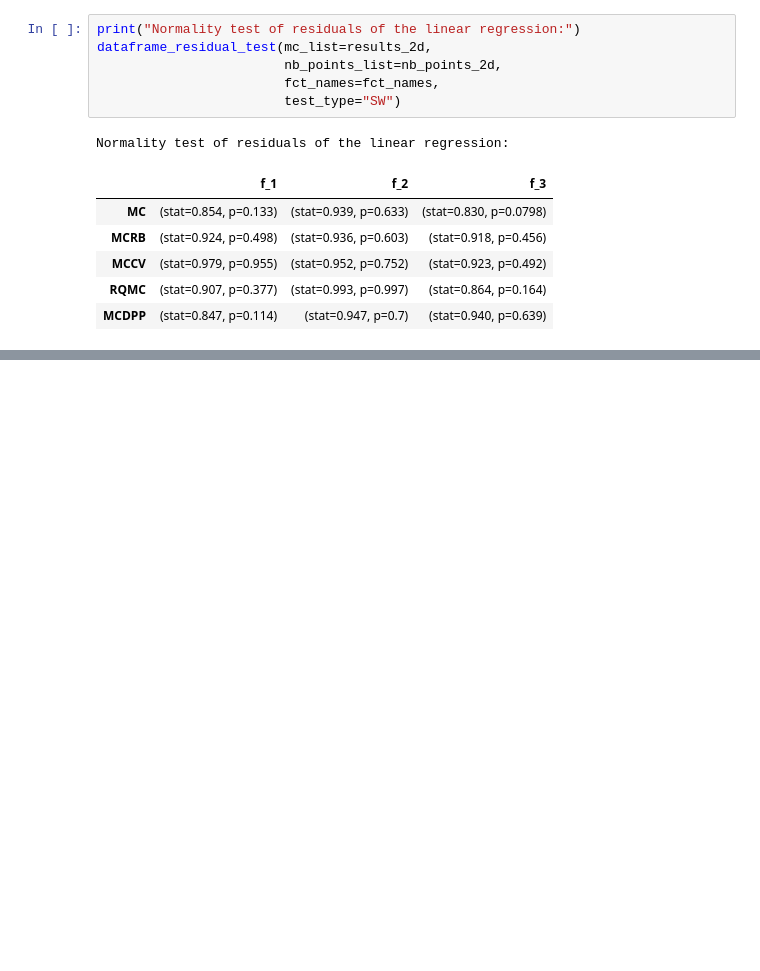
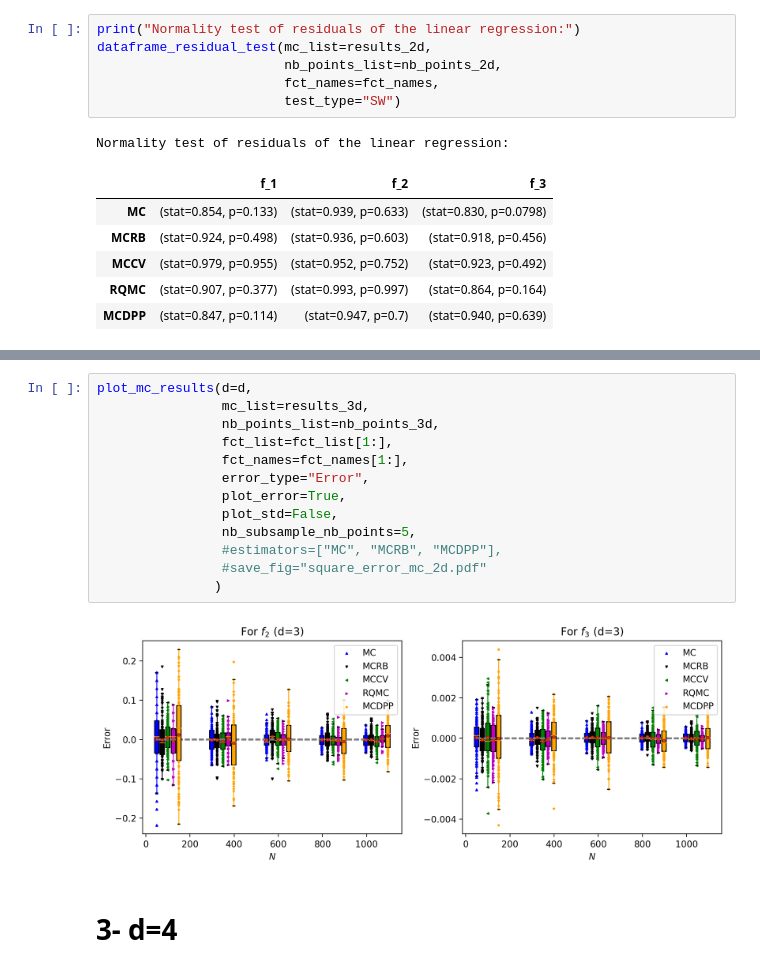
Before and after one commit to dhawat/MCRPPy, a Jupyter notebook: notebooks/tutorial_monte_carlo_methods.ipynb, the cells around one changed output, grey strips where cells are left out. Cells and saved outputs as stored; diff of their text form; blank space fills up the shorter version.

```diff
--- a/notebooks/tutorial_monte_carlo_methods.ipynb
+++ b/notebooks/tutorial_monte_carlo_methods.ipynb
@@ -543,0 +257,17 @@ estimate_control_variate_parameter(points, f_2, )
+# %%
+plot_mc_results(d=d,
+                mc_list=results_3d,
+                nb_points_list=nb_points_3d,
+                fct_list=fct_list[1:],
+                fct_names=fct_names[1:],
+                error_type="Error",
+                plot_error=True,
+                plot_std=False,
+                nb_subsample_nb_points=5,
+                #estimators=["MC", "MCRB", "MCDPP"],
+                #save_fig="square_error_mc_2d.pdf"
+               )
+# %% [output]
+[figure, added]
+# %% [markdown]
+# 3- d=4
```
Also changed, not shown: parts of 62 cells of this notebook, 1 other file.
